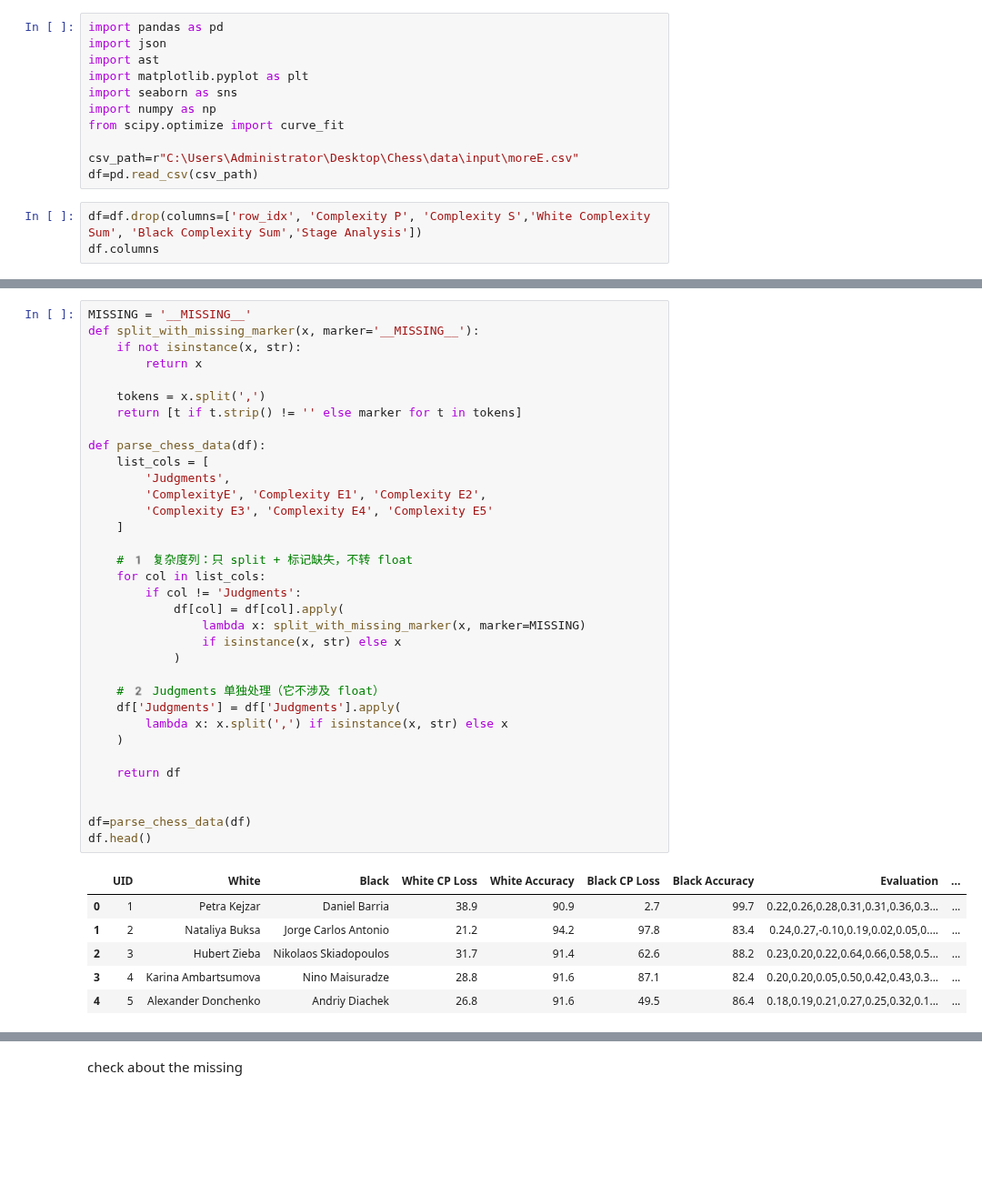
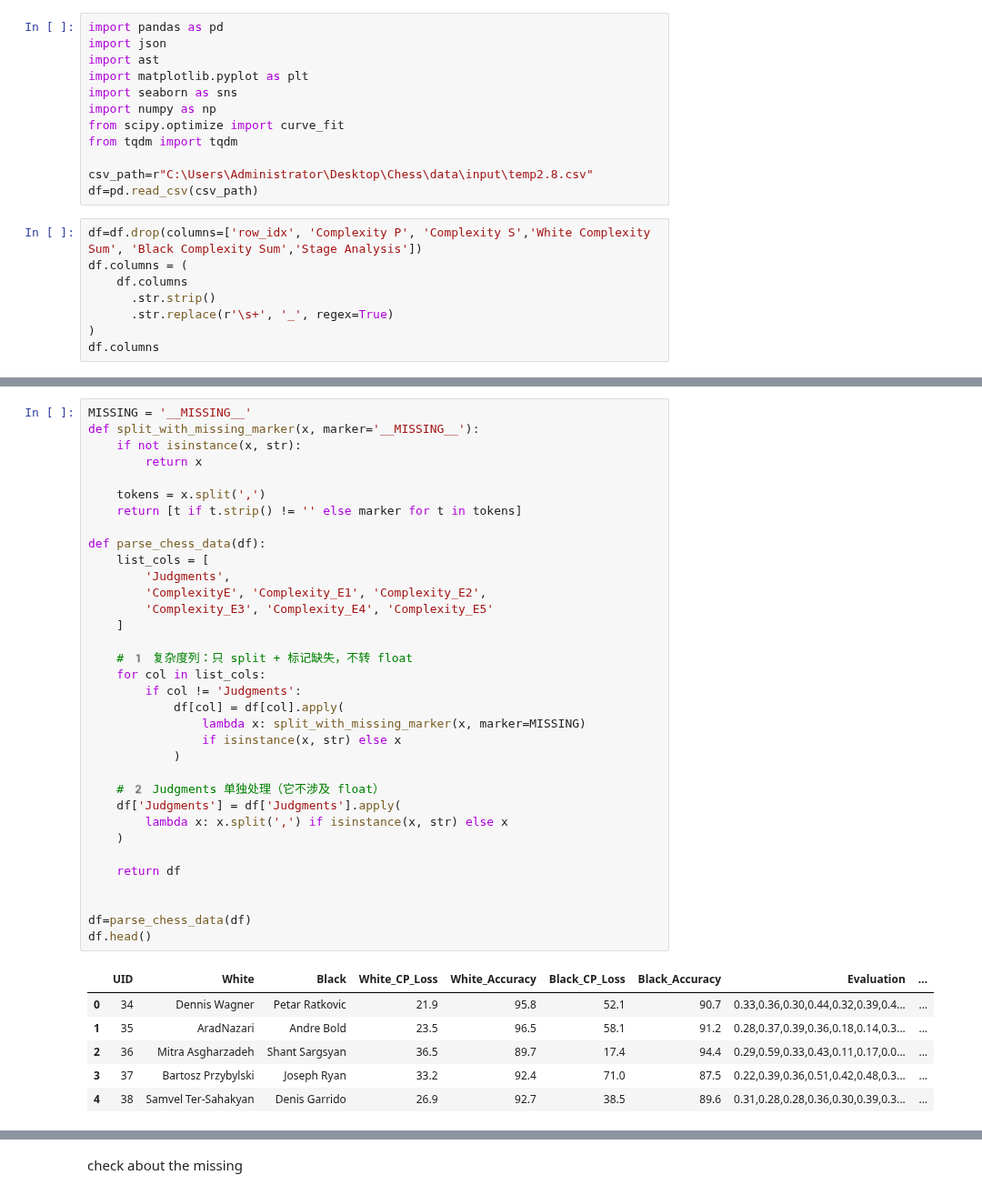
Before and after one commit to zZimablueee/Chess, a Jupyter notebook: complexity/delta_0/delta1.ipynb, the cells around one changed output, grey strips where cells are left out. Shown at 91% size. Drawn from its saved outputs; the diff is of its cells as text; blank space fills up the shorter version.

```diff
--- a/complexity/delta_0/delta1.ipynb
+++ b/complexity/delta_0/delta1.ipynb
@@ -6,10 +6,16 @@ import matplotlib.pyplot as plt
 import seaborn as sns
 import numpy as np
 from scipy.optimize import curve_fit
+from tqdm import tqdm
 
-csv_path=r"C:\Users\Administrator\Desktop\Chess\data\input\moreE.csv"
+csv_path=r"C:\Users\Administrator\Desktop\Chess\data\input\temp2.8.csv"
 df=pd.read_csv(csv_path)
 # %%
 df=df.drop(columns=['row_idx', 'Complexity P', 'Complexity S','White Complexity Sum', 'Black Complexity Sum','Stage Analysis'])
+df.columns = (
+    df.columns
+      .str.strip()
+      .str.replace(r'\s+', '_', regex=True)
+)
 df.columns
 # %% [output]
@@ -36,41 +42,41 @@ def split_with_missing_marker(x, marker='__MISSING__'):
     if not isinstance(x, str):
         return x
 
     tokens = x.split(',')
     return [t if t.strip() != '' else marker for t in tokens]
 
 def parse_chess_data(df):
     list_cols = [
         'Judgments',
-        'ComplexityE', 'Complexity E1', 'Complexity E2',
-        'Complexity E3', 'Complexity E4', 'Complexity E5'
+        'ComplexityE', 'Complexity_E1', 'Complexity_E2',
+        'Complexity_E3', 'Complexity_E4', 'Complexity_E5'
     ]
 
     # 1️ 复杂度列：只 split + 标记缺失，不转 float
     for col in list_cols:
         if col != 'Judgments':
             df[col] = df[col].apply(
                 lambda x: split_with_missing_marker(x, marker=MISSING)
                 if isinstance(x, str) else x
             )
 
     # 2️ Judgments 单独处理（它不涉及 float）
     df['Judgments'] = df['Judgments'].apply(
         lambda x: x.split(',') if isinstance(x, str) else x
     )
 
     return df
 
 
 df=parse_chess_data(df)
 df.head()
 # %% [output]
-|  | UID | White | Black | White CP Loss | White Accuracy | Black CP Loss | Black Accuracy | Evaluation | ... |
-| 0 | 1 | Petra Kejzar | Daniel Barria | 38.9 | 90.9 | 2.7 | 99.7 | 0.22,0.26,0.28,0.31,0.31,0.36,0.3... | ... |
-| 1 | 2 | Nataliya Buksa | Jorge Carlos Antonio | 21.2 | 94.2 | 97.8 | 83.4 | 0.24,0.27,-0.10,0.19,0.02,0.05,0.... | ... |
-| 2 | 3 | Hubert Zieba | Nikolaos Skiadopoulos | 31.7 | 91.4 | 62.6 | 88.2 | 0.23,0.20,0.22,0.64,0.66,0.58,0.5... | ... |
-| 3 | 4 | Karina Ambartsumova | Nino Maisuradze | 28.8 | 91.6 | 87.1 | 82.4 | 0.20,0.20,0.05,0.50,0.42,0.43,0.3... | ... |
-| 4 | 5 | Alexander Donchenko | Andriy Diachek | 26.8 | 91.6 | 49.5 | 86.4 | 0.18,0.19,0.21,0.27,0.25,0.32,0.1... | ... |
+|  | UID | White | Black | White_CP_Loss | White_Accuracy | Black_CP_Loss | Black_Accuracy | Evaluation | ... |
+| 0 | 34 | Dennis Wagner | Petar Ratkovic | 21.9 | 95.8 | 52.1 | 90.7 | 0.33,0.36,0.30,0.44,0.32,0.39,0.4... | ... |
+| 1 | 35 | AradNazari | Andre Bold | 23.5 | 96.5 | 58.1 | 91.2 | 0.28,0.37,0.39,0.36,0.18,0.14,0.3... | ... |
+| 2 | 36 | Mitra Asgharzadeh | Shant Sargsyan | 36.5 | 89.7 | 17.4 | 94.4 | 0.29,0.59,0.33,0.43,0.11,0.17,0.0... | ... |
+| 3 | 37 | Bartosz Przybylski | Joseph Ryan | 33.2 | 92.4 | 71.0 | 87.5 | 0.22,0.39,0.36,0.51,0.42,0.48,0.3... | ... |
+| 4 | 38 | Samvel Ter-Sahakyan | Denis Garrido | 26.9 | 92.7 | 38.5 | 89.6 | 0.31,0.28,0.28,0.36,0.30,0.39,0.3... | ... |
 5 rows × 21 columns
 # %%
 MISSING = '__MISSING__'
```
Also changed, not shown: parts of 28 cells of this notebook, 2 other files.
